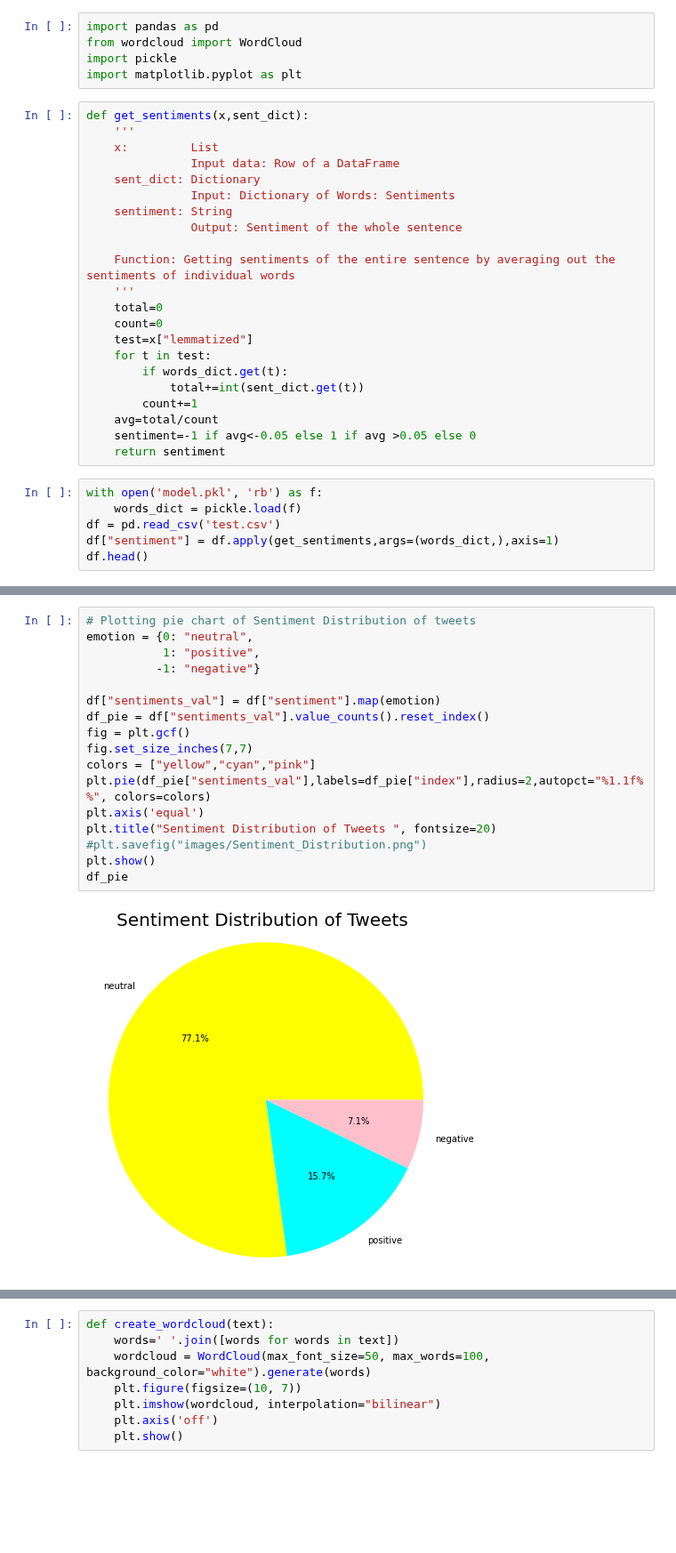
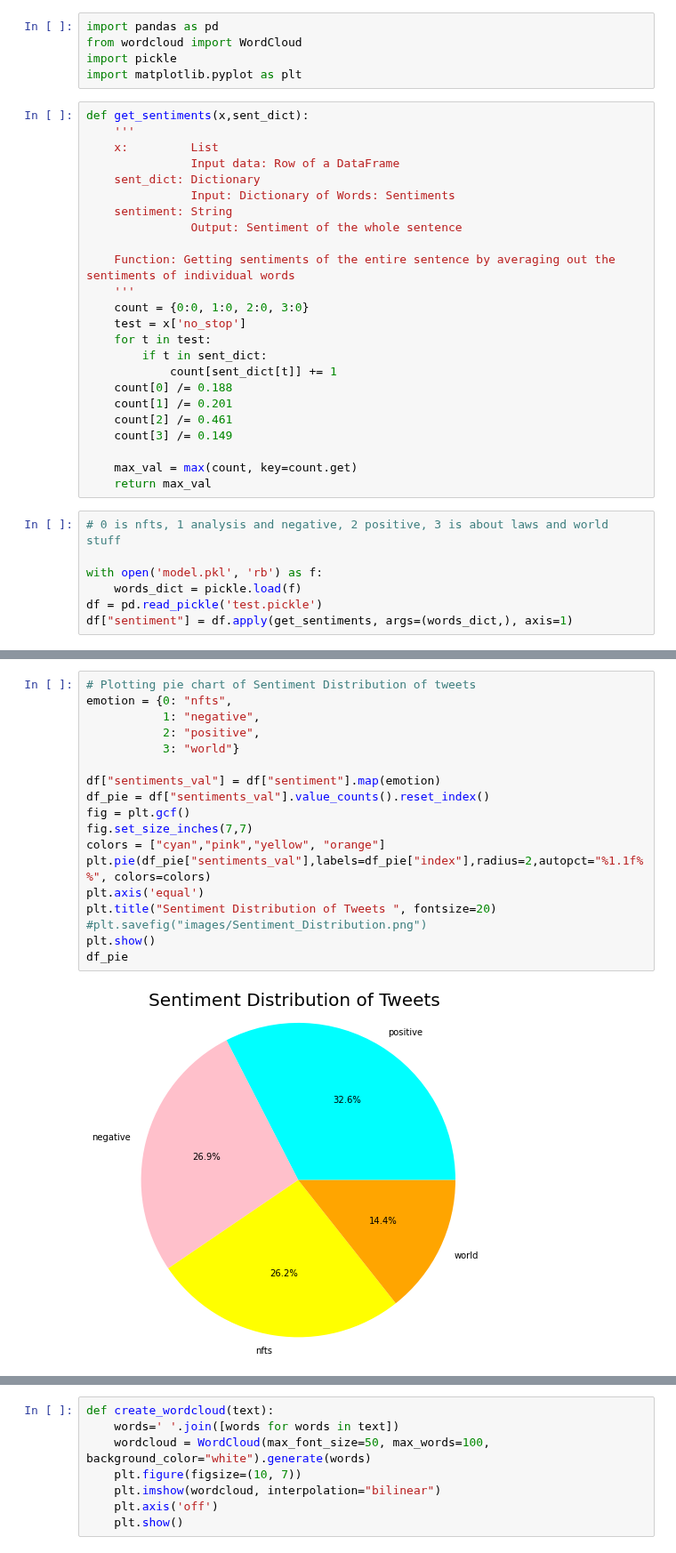
Before and after one commit to flitcroftj/Bitcoin-Sentiment-from-Tweets, a Jupyter notebook: evaluate_data.ipynb, the cells around one changed output, grey strips where cells are left out. Shown at 89% size. Cells and saved outputs as stored; diff of their text form; blank space fills up the shorter version.

```diff
--- a/evaluate_data.ipynb
+++ b/evaluate_data.ipynb
@@ -15,19 +15,22 @@ def get_sentiments(x,sent_dict):
 
     Function: Getting sentiments of the entire sentence by averaging out the sentiments of individual words
     '''
-    total=0
-    count=0
-    test=x["lemmatized"]
+    count = {0:0, 1:0, 2:0, 3:0}
+    test = x['no_stop']
     for t in test:
-        if words_dict.get(t):
-            total+=int(sent_dict.get(t))
-        count+=1
-    avg=total/count
-    sentiment=-1 if avg<-0.05 else 1 if avg >0.05 else 0
-    return sentiment
+        if t in sent_dict:
+            count[sent_dict[t]] += 1
+    count[0] /= 0.188
+    count[1] /= 0.201
+    count[2] /= 0.461
+    count[3] /= 0.149
+
+    max_val = max(count, key=count.get)
+    return max_val
 # %%
+# 0 is nfts, 1 analysis and negative, 2 positive, 3 is about laws and world stuff
+
 with open('model.pkl', 'rb') as f:
     words_dict = pickle.load(f)
-df = pd.read_csv('test.csv')
-df["sentiment"] = df.apply(get_sentiments,args=(words_dict,),axis=1)
-df.head()
+df = pd.read_pickle('test.pickle')
+df["sentiment"] = df.apply(get_sentiments, args=(words_dict,), axis=1)
@@ -41,20 +37,21 @@ df.head()
 # %%
 # Plotting pie chart of Sentiment Distribution of tweets
-emotion = {0: "neutral",
-           1: "positive",
-          -1: "negative"}
+emotion = {0: "nfts",
+           1: "negative",
+           2: "positive",
+           3: "world"}
 
 df["sentiments_val"] = df["sentiment"].map(emotion)
 df_pie = df["sentiments_val"].value_counts().reset_index()
 fig = plt.gcf()
 fig.set_size_inches(7,7)
-colors = ["yellow","cyan","pink"]
+colors = ["cyan","pink","yellow", "orange"]
 plt.pie(df_pie["sentiments_val"],labels=df_pie["index"],radius=2,autopct="%1.1f%%", colors=colors)
 plt.axis('equal')
 plt.title("Sentiment Distribution of Tweets ", fontsize=20)
 #plt.savefig("images/Sentiment_Distribution.png")
 plt.show()
 df_pie
 # %% [output]
-[figure, old version]
+[figure, new version]
 |  | index | sentiments_val |
```
Also changed, not shown: parts of 4 cells of this notebook, 7 other files.
